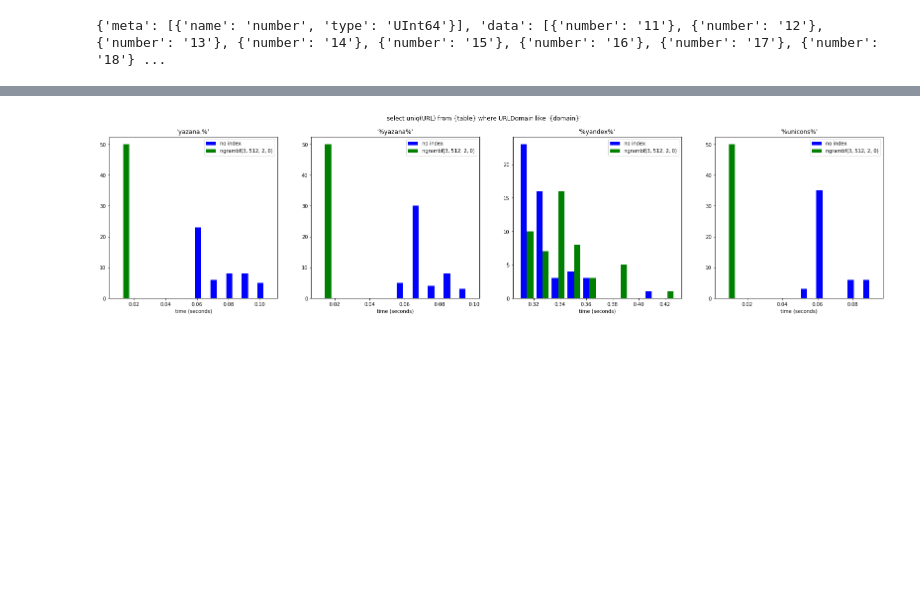
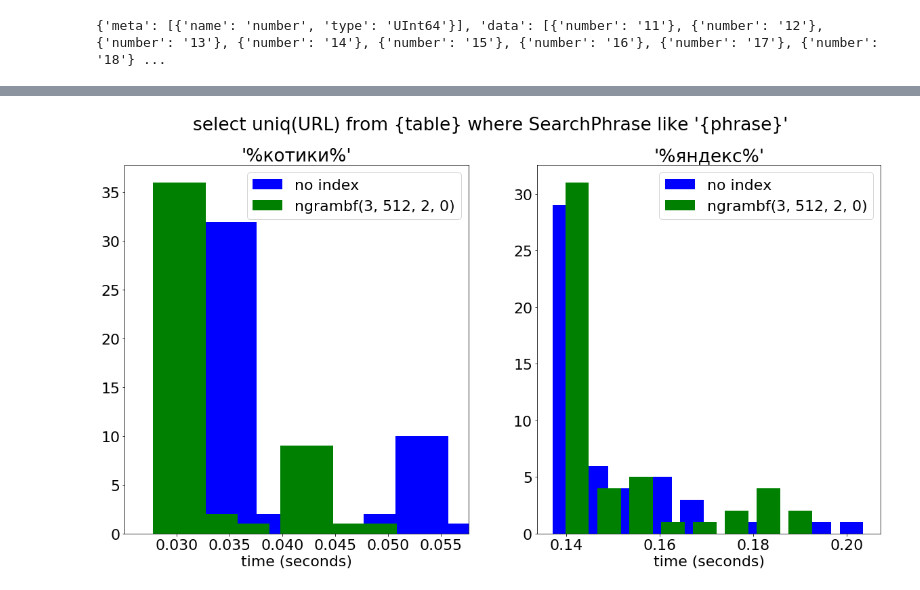
Before and after one commit to stavrolia/ClickHouseAnalysingNotebook, a Jupyter notebook: indices_test.ipynb, the cells around one changed output, grey strips where cells are left out. Saved outputs shown, nothing was run; the diff lists cells and outputs as text; code cells hidden in the pictures; blank space fills up the shorter version.

```diff
--- a/indices_test.ipynb
+++ b/indices_test.ipynb
@@ -37,3 +38,27 @@ def getTimes(count, *queries):
     return result
 
 TEST_RUN = 50
+matplotlib.rcParams.update({'font.size': 22})
+# %%
+# URLDomain test
+data_table = 'datasets.hits_v1'
+no_index_table = 'datasets.hits_v1'
+ngram_index_table = 'default.hits_3gram' # alter table hits_3gram add index domain (URLDomain) TYPE ngrambf(3, 512, 2, 0) GRANULARITY 1
+
+
+test_tables = [no_index_table, ngram_index_table]
+labels = ['no index', 'ngrambf(3, 512, 2, 0)']
+colors = ['b', 'g']
+query = 'select uniq(URL) from {table} where URLDomain like \'{domain}\''
+domains= ['yazana.%', '%yazana%', '%yandex%', '%rozetka%']
+
+
+f, axs = plt.subplots(2, len(domains)// 2, figsize=(10 * len(domains), 20))
+f.suptitle(query)
+
+for i in range(len(domains)):
+    times = getTimes(TEST_RUN, *[query.format(table=table, domain=domains[i]) for table in test_tables])
+    axs[i // 2][int(i % 2)].hist(times, color = ['b', 'g'], width=0.01, label=labels)
+    axs[i // 2][int(i % 2)].legend(labels)
+    axs[i // 2][int(i % 2)].set_xlabel('time (seconds)')
+    axs[i // 2][int(i % 2)].set_title("'{}'".format(domains[i]))
@@ -40,26 +67,26 @@ TEST_RUN = 50
 # %%
-# URLDomain test
+# SearchPhrase test
 data_table = 'datasets.hits_v1'
 no_index_table = 'datasets.hits_v1'
-ngram_index_table = 'default.hits_3gram' # alter table hits_3gram add index domain (URLDomain) TYPE ngrambf(3, 512, 2, 0) GRANULARITY 1
+ngram_index_table = 'default.hits_3gram' # alter table hits_3gram add index domain (SearchPhrase) TYPE ngrambf(3, 512, 2, 0) GRANULARITY 1
 
 
 test_tables = [no_index_table, ngram_index_table]
 labels = ['no index', 'ngrambf(3, 512, 2, 0)']
 colors = ['b', 'g']
-query = 'select uniq(URL) from {table} where URLDomain like \'{domain}\''
-domains= ['yazana.%', '%yazana%', '%yandex%', '%unicons%']
+query = 'select uniq(URL) from {table} where SearchPhrase like \'{phrase}\''
+domains= ['%котики%', '%яндекс%']
 
 
-f, axs = plt.subplots(1, len(domains), figsize=(7 * len(domains), 6))
+f, axs = plt.subplots(1, len(domains), figsize=(10 * len(domains), 10))
 f.suptitle(query)
 
 for i in range(len(domains)):
-    times = getTimes(TEST_RUN, *[query.format(table=table, domain=domains[i]) for table in test_tables])
-    axs[i].hist(times, color = ['b', 'g'], label=labels)
+    times = getTimes(TEST_RUN, *[query.format(table=table, phrase=domains[i]) for table in test_tables])
+    axs[i].hist(times, color = ['b', 'g'], width=0.005,label=labels)
     axs[i].legend(labels)
     axs[i].set_xlabel('time (seconds)')
     axs[i].set_title("'{}'".format(domains[i]))
 # %% [output]
-[figure, old version]
+[figure, new version]
 # %%
```
Also changed, not shown: parts of 5 cells of this notebook.
